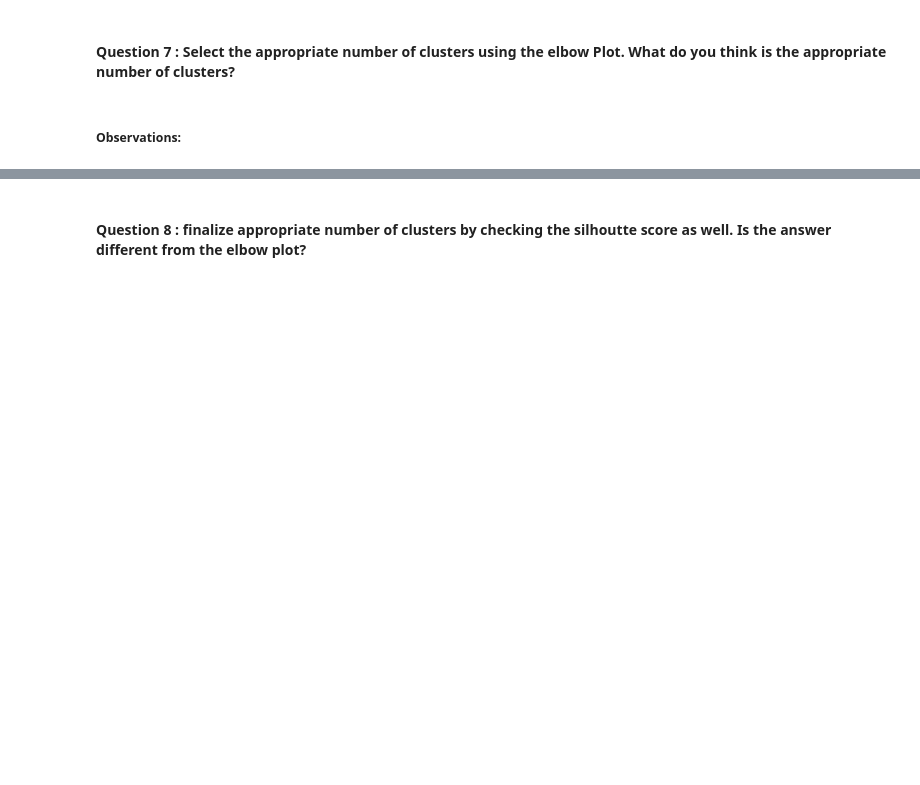
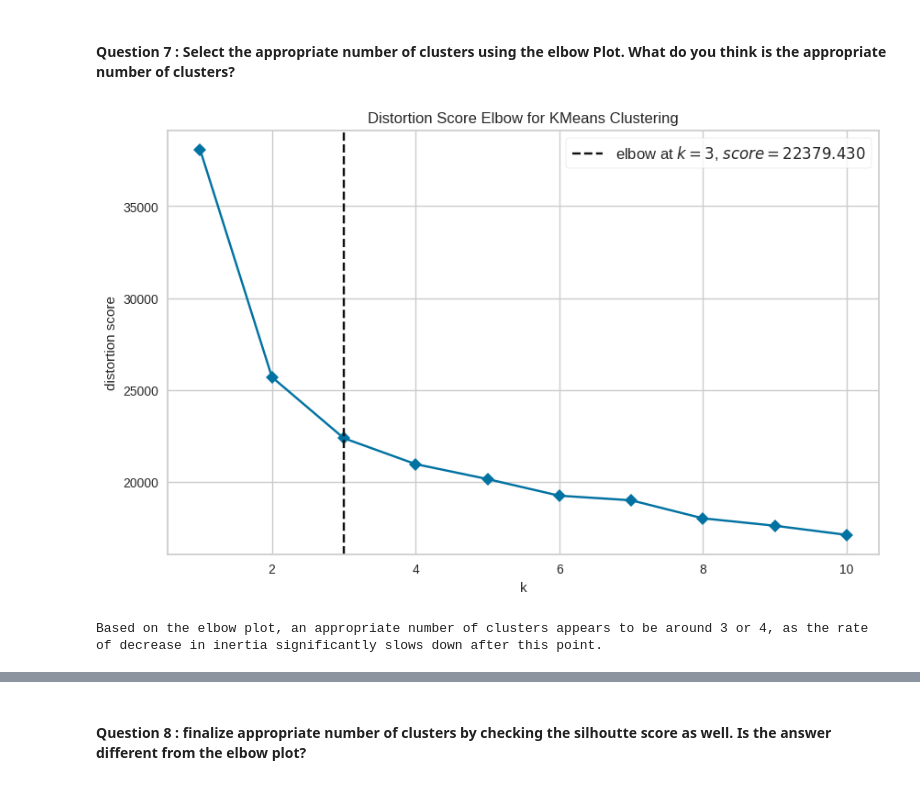
Before and after one commit to Kwasi-Dankwa/Customer_Personality_Segmentation_Clustering, a Jupyter notebook: Learner_Notebook_Full_Code_Version_Customer_Personality_Segmentation.ipynb, the cells around one changed output, grey strips where cells are left out. Cells and saved outputs as stored; diff of their text form; code cells hidden in the pictures; blank space fills up the shorter version.

Commit message:
adding clustering profile and silhouette and elbow plot

```diff
--- a/Learner_Notebook_Full_Code_Version_Customer_Personality_Segmentation.ipynb
+++ b/Learner_Notebook_Full_Code_Version_Customer_Personality_Segmentation.ipynb
@@ -305,2 +303,41 @@ plt.show()
-# %% [markdown]
-##### **Observations:**
+# %%
+# Importing dependencies
+from sklearn.preprocessing import StandardScaler
+from sklearn.cluster import KMeans
+from yellowbrick.cluster import KElbowVisualizer
+import matplotlib.pyplot as plt
+
+# Calculate total spending
+data['MntTotal'] = data['MntWines'] + data['MntFruits'] + data['MntMeatProducts'] + \
+                   data['MntFishProducts'] + data['MntSweetProducts'] + data['MntGoldProds']
+
+# Selecting numerical features for clustering. Excluding ID, Year_Birth, Dt_Customer, and constant Z_ columns.
+# Also excluding the binary campaign response and complain columns for this initial continuous clustering approach.
+features_for_clustering = [
+    'Age', 'Income', 'Recency',
+    'MntWines', 'MntFruits', 'MntMeatProducts', 'MntFishProducts',
+    'MntSweetProducts', 'MntGoldProds', 'MntTotal',
+    'NumDealsPurchases', 'NumWebPurchases', 'NumCatalogPurchases',
+    'NumStorePurchases', 'NumWebVisitsMonth',
+    'Kidhome', 'Teenhome'
+]
+
+X = data[features_for_clustering]
+
+# Scaleing the data
+scaler = StandardScaler()
+X_scaled = scaler.fit_transform(X)
+
+# Instantiate the KElbowVisualizer
+# A range of 1 to 11 clusters is typical, so max_clusters=11 means checking up to 10 clusters
+model = KMeans(random_state=42, n_init='auto') # n_init='auto' is the default in newer sklearn versions
+visualizer = KElbowVisualizer(model, k=(1,11), timings=False)
+
+plt.figure(figsize=(10, 6))
+visualizer.fit(X_scaled)        # Fit the data to the visualizer
+visualizer.show()               # Finalize and render the figure
+
+print("\nBased on the elbow plot, an appropriate number of clusters appears to be around 3 or 4, as the rate of decrease in inertia significantly slows down after this point.")
+# %% [output]
+[figure, added]
+Based on the elbow plot, an appropriate number of clusters appears to be around 3 or 4, as the rate of decrease in inertia significantly slows down after this point.
```
Also changed, not shown: parts of 20 cells of this notebook.
